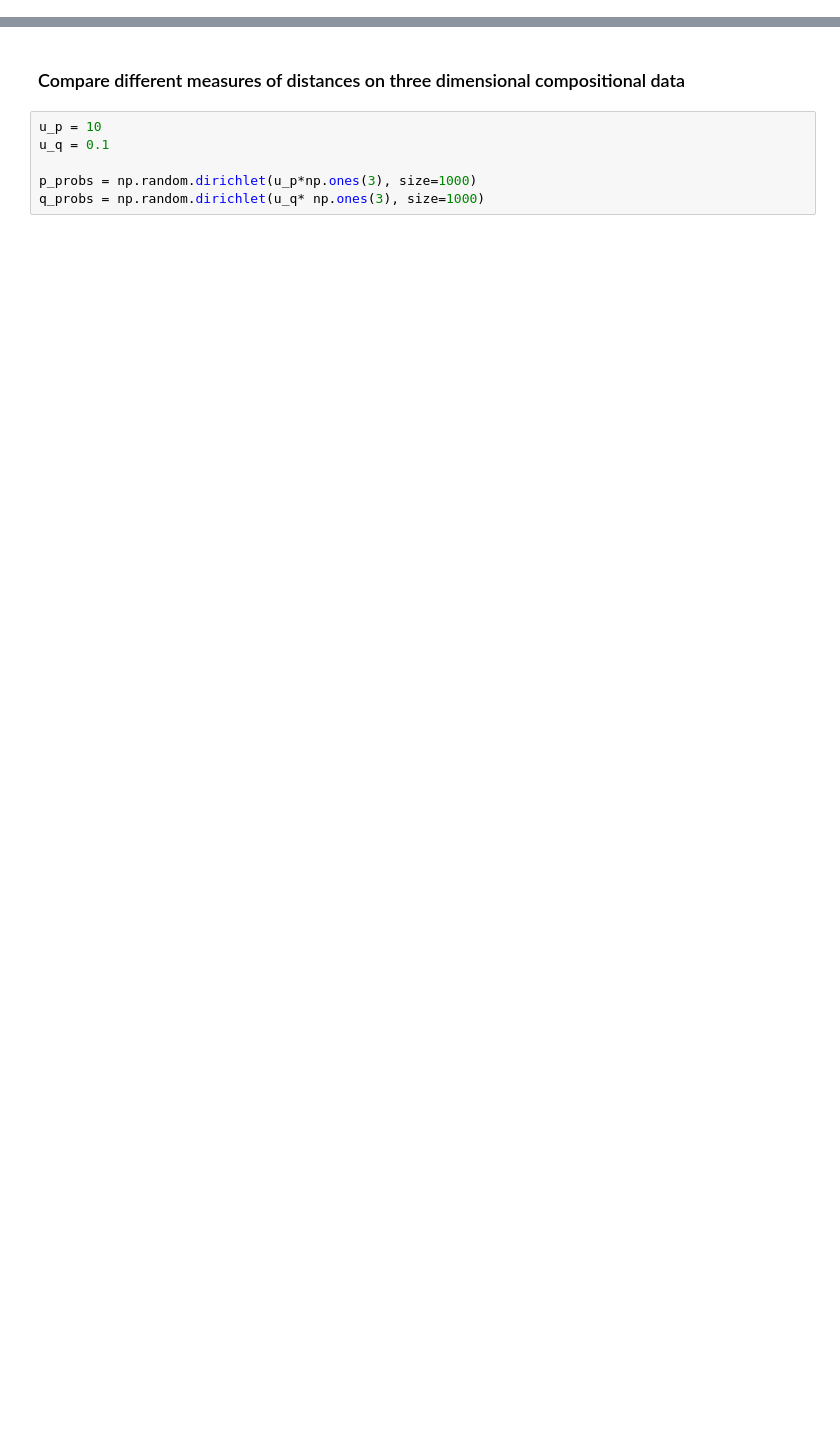
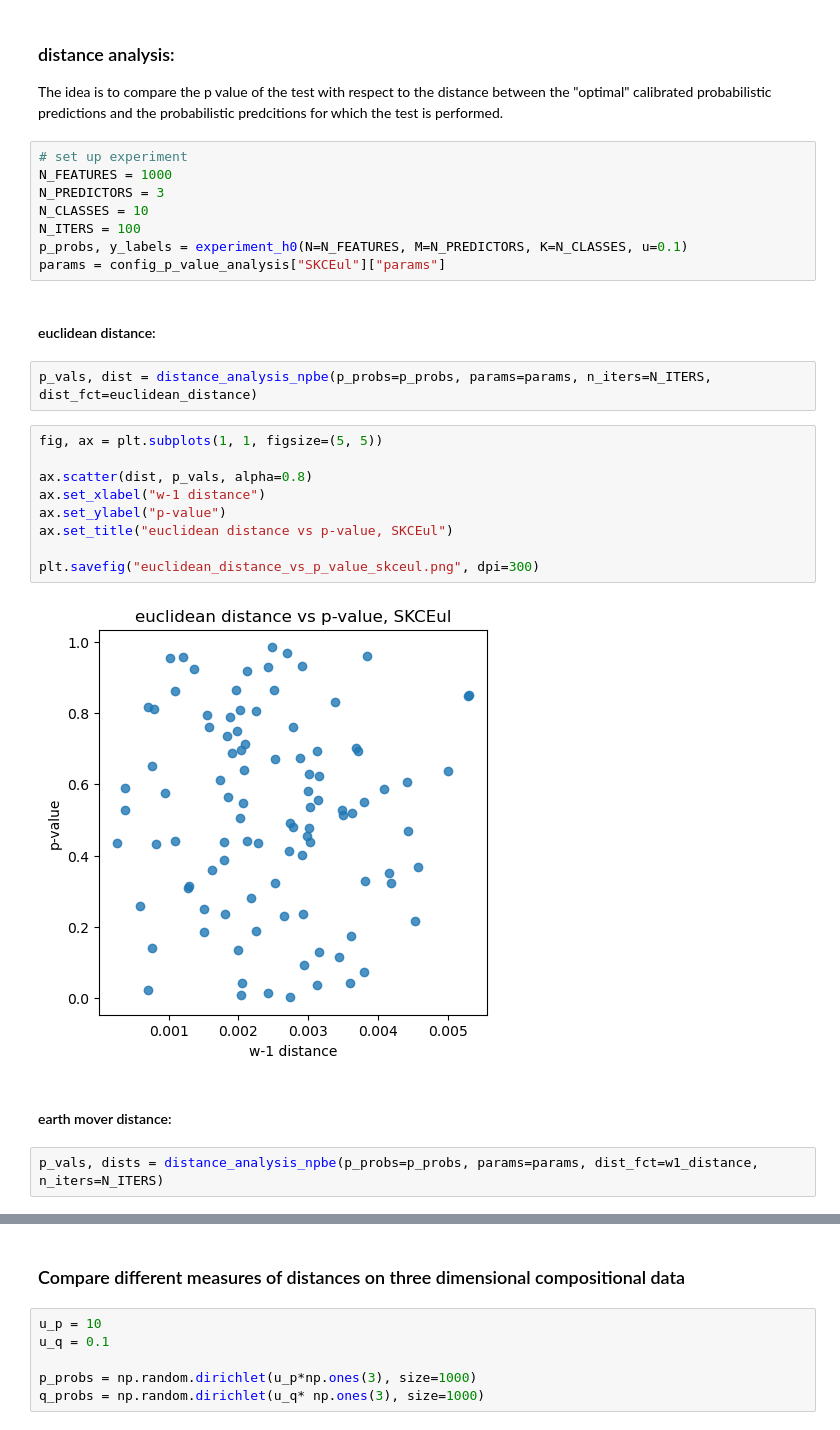
Before and after one commit to mkjuergens/EnsembleCalibration, a Jupyter notebook: ensemblecalibration/calibration/calibration_estimates/evaluate_dists.ipynb, the cells around one changed output, grey strips where cells are left out. Saved outputs shown, nothing was run; the diff lists cells and outputs as text; blank space fills up the shorter version.

Commit message:
update t1 t2 analysis, p value analysis

```diff
--- a/ensemblecalibration/calibration/calibration_estimates/evaluate_dists.ipynb
+++ b/ensemblecalibration/calibration/calibration_estimates/evaluate_dists.ipynb
@@ -13,2 +23,33 @@ from ensemblecalibration.calibration.calibration_estimates.distances import w1_d
 from ensemblecalibration.calibration.calibration_estimates.helpers import calculate_pbar
 from ensemblecalibration.sampling import sample_p_bar
+# %% [markdown]
+### distance analysis:
+The idea is to compare the p value of the test with respect to the distance between the "optimal"
+calibrated probabilistic predictions and the probabilistic predcitions for which the test is performed.
+# %%
+# set up experiment
+N_FEATURES = 1000
+N_PREDICTORS = 3
+N_CLASSES = 10
+N_ITERS = 100
+p_probs, y_labels = experiment_h0(N=N_FEATURES, M=N_PREDICTORS, K=N_CLASSES, u=0.1)
+params = config_p_value_analysis["SKCEul"]["params"]
+# %% [markdown]
+#### euclidean distance:
+# %%
+p_vals, dist = distance_analysis_npbe(p_probs=p_probs, params=params, n_iters=N_ITERS, dist_fct=euclidean_distance)
+# %%
+fig, ax = plt.subplots(1, 1, figsize=(5, 5))
+
+ax.scatter(dist, p_vals, alpha=0.8)
+ax.set_xlabel("w-1 distance")
+ax.set_ylabel("p-value")
+ax.set_title("euclidean distance vs p-value, SKCEul")
+
+plt.savefig("euclidean_distance_vs_p_value_skceul.png", dpi=300)
+# %% [output]
+[figure, added]
+# %% [markdown]
+#### earth mover distance:
+# %%
+p_vals, dists = distance_analysis_npbe(p_probs=p_probs, params=params, dist_fct=w1_distance, n_iters=N_ITERS)
```
Also changed, not shown: parts of 20 cells of this notebook, 3 other files.
